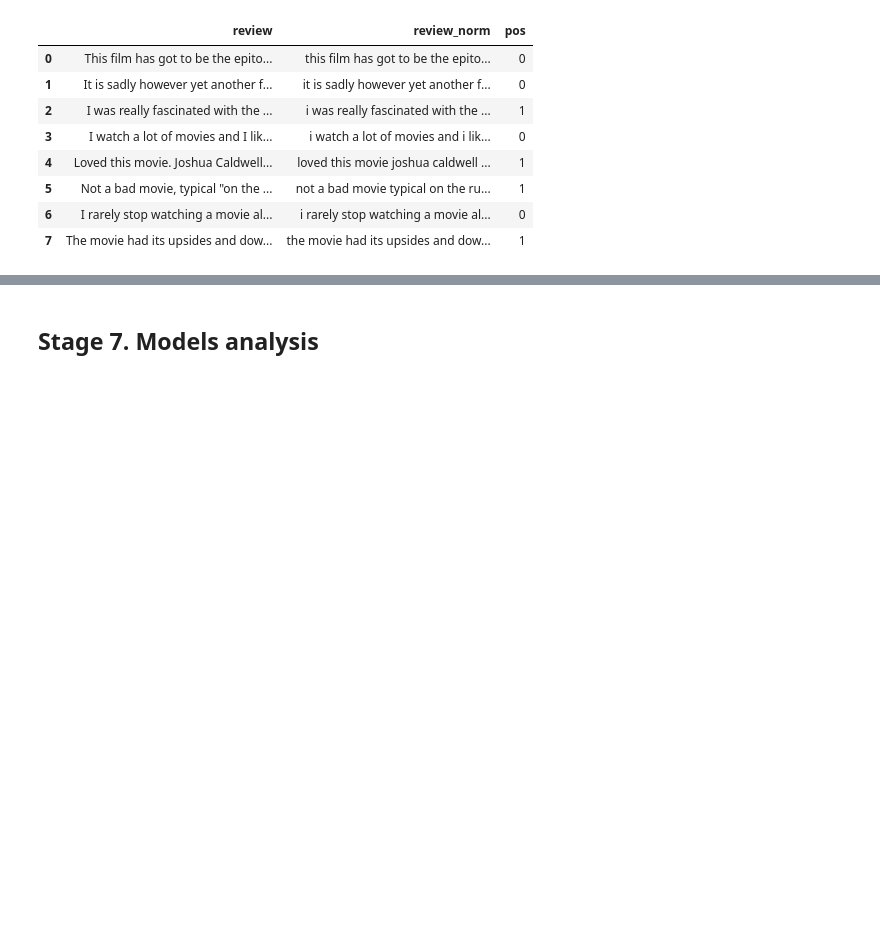
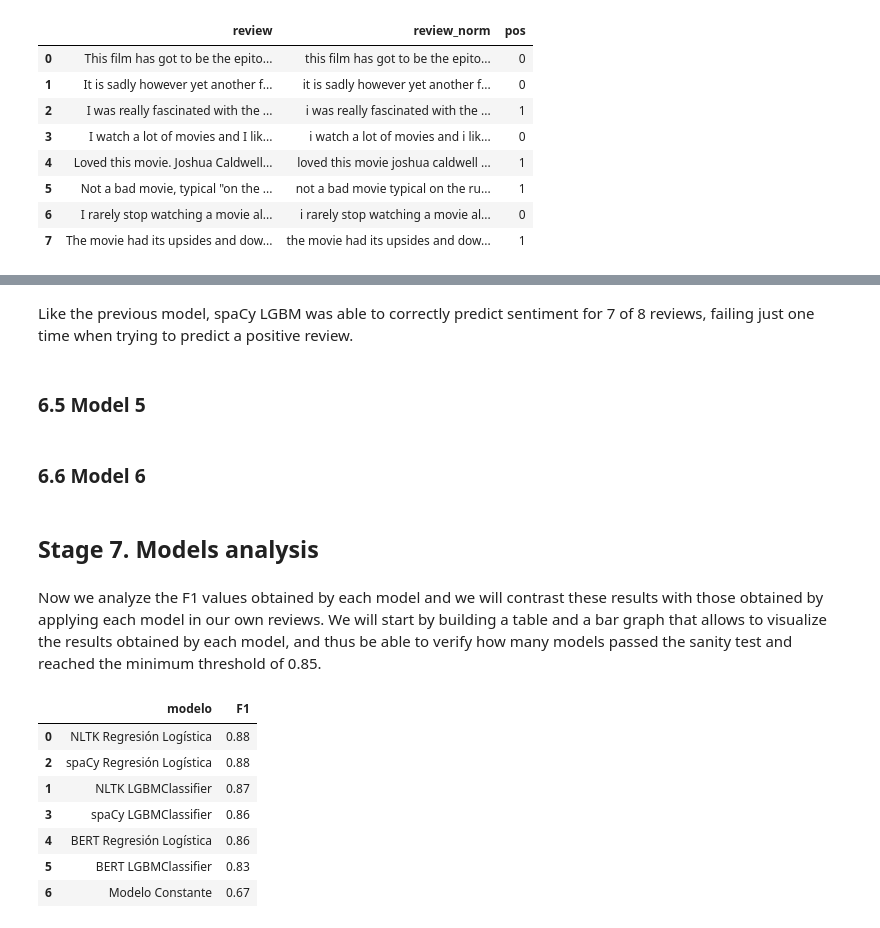
Before and after one commit to Vincent-Ambrose/Movies, a Jupyter notebook: movies.ipynb, the cells around one changed output, grey strips where cells are left out. Cells and saved outputs as stored; diff of their text form; code cells hidden in the pictures; blank space fills up the shorter version.

```diff
--- a/movies.ipynb
+++ b/movies.ipynb
@@ -1139,2 +1237,33 @@ my_reviews
+# %% [markdown]
+Like the previous model, spaCy LGBM was able to correctly predict sentiment for 7 of 8 reviews, failing just one time when trying to predict a positive review.
+# %% [markdown]
+### 6.5 Model 5 <a id='6.5'></a>
+# %% [markdown]
+### 6.6 Model 6 <a id='6.6'></a>
 # %% [markdown]
 ## Stage 7. Models analysis <a id='6'></a>
+# %% [markdown]
+Now we analyze the F1 values obtained by each model and we will contrast these results with those obtained by applying each model in our own reviews. We will start by building a table and a bar graph that allows to visualize the results obtained by each model, and thus be able to verify how many models passed the sanity test and reached the minimum threshold of 0.85.
+# %%
+# table with the F1 scores obtained
+models_table = pd.DataFrame({
+    'modelo': ['NLTK Regresión Logística',
+               'NLTK LGBMClassifier',
+               'spaCy Regresión Logística',
+               'spaCy LGBMClassifier',
+               'BERT Regresión Logística',
+               'BERT LGBMClassifier',
+               'Modelo Constante'],
+    'F1': [0.88, 0.87, 0.88, 0.86, 0.86, 0.83, 0.67]
+     }).sort_values(ascending=False, by='F1')
+
+models_table
+# %% [output]
+|  | modelo | F1 |
+| 0 | NLTK Regresión Logística | 0.88 |
+| 2 | spaCy Regresión Logística | 0.88 |
+| 1 | NLTK LGBMClassifier | 0.87 |
+| 3 | spaCy LGBMClassifier | 0.86 |
+| 4 | BERT Regresión Logística | 0.86 |
+| 5 | BERT LGBMClassifier | 0.83 |
+| 6 | Modelo Constante | 0.67 |
```
Also changed, not shown: parts of 13 cells of this notebook.
